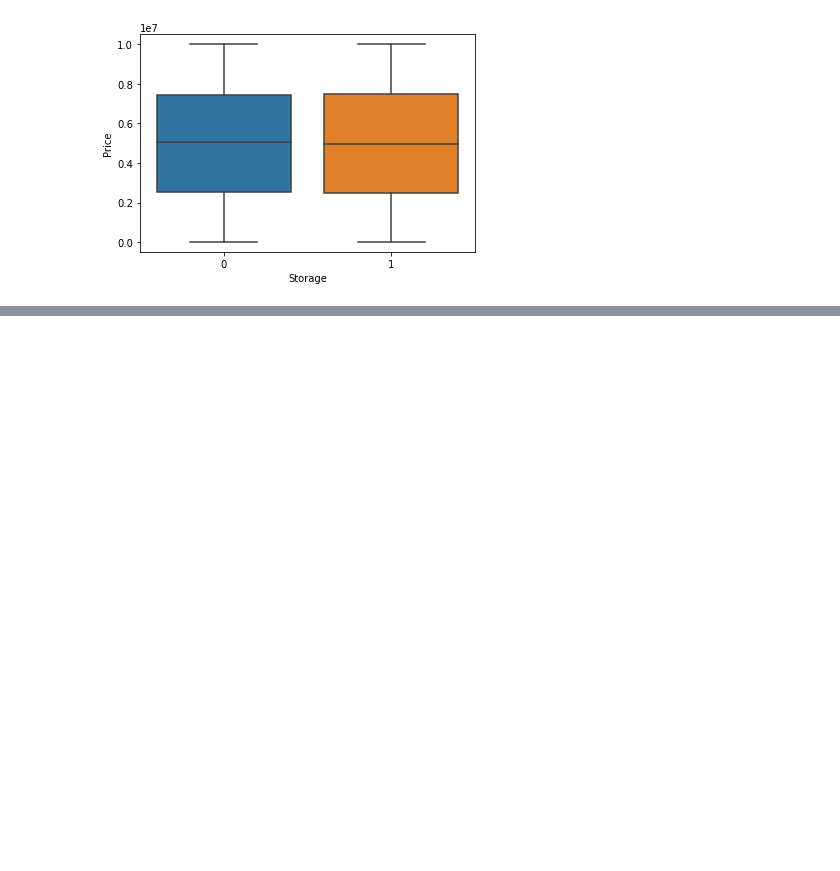
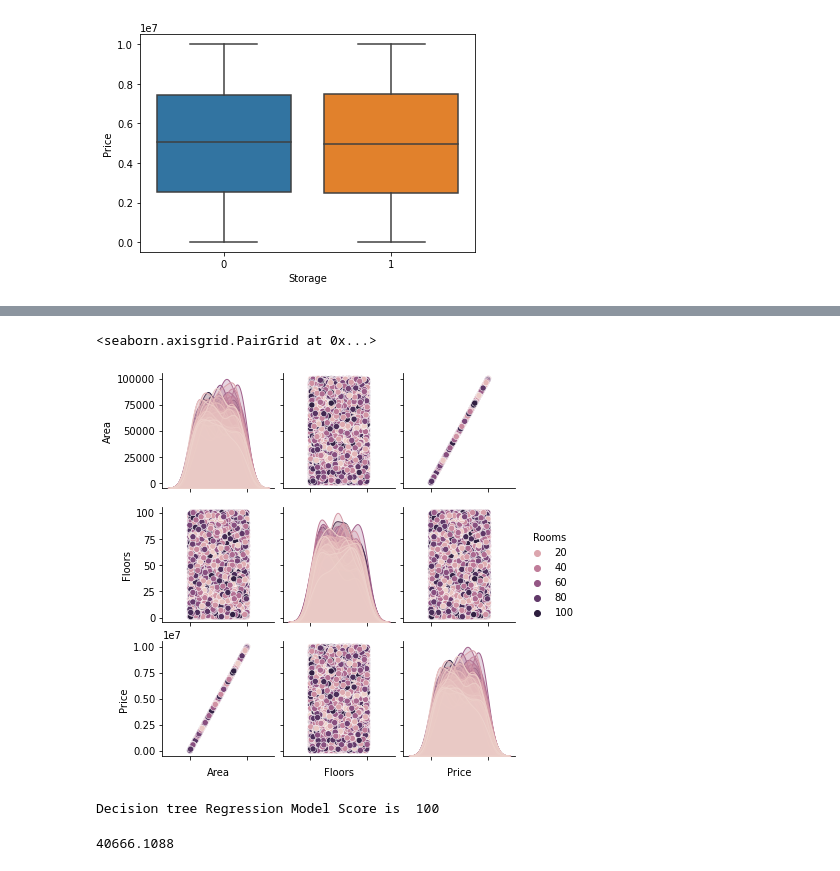
Before and after one commit to Imran-Sarkar-Sabbir/Data-Science-Assignment, a Jupyter notebook: Assignment data files/assess -3 final.ipynb, the cells around one changed output, grey strips where cells are left out. Drawn from its saved outputs; the diff is of its cells as text; code cells hidden in the pictures; blank space fills up the shorter version.

```diff
--- a/Assignment data files/assess -3 final.ipynb
+++ b/Assignment data files/assess -3 final.ipynb
@@ -107,4 +122,4 @@ LinearRegression()
 # %%
-# calculate the predict value with buildin predict function
-model.predict([[80771,39,98,2015,3653,2436,128,1]])
+data = data.drop(['Unnamed: 0'],axis=1)
+data.head()
 # %% [output]
@@ -111,0 +132,7 @@ array([8086074.39881923])
+# %%
+g = sns.pairplot(data[["Area","Rooms","Floors", "Price"]]
+                    ,hue='Rooms',height=2)
+g.set(xticklabels=[])
+# %% [output]
+<seaborn.axisgrid.PairGrid at 0x...>
+[figure, added]
@@ -111,0 +152,11 @@ array([8086074.39881923])
+# %%
+print("Decision tree Regression Model Score is ",round(model.score(X_test,y_test)*100))
+# %% [output]
+Decision tree Regression Model Score is  100
+# %%
+model.score(X, y)
+predicted_home_prices = model.predict(X)
+
+mean_absolute_error(y, predicted_home_prices)
+# %% [output]
+40666.1088
```
Also changed, not shown: parts of 7 cells of this notebook.
